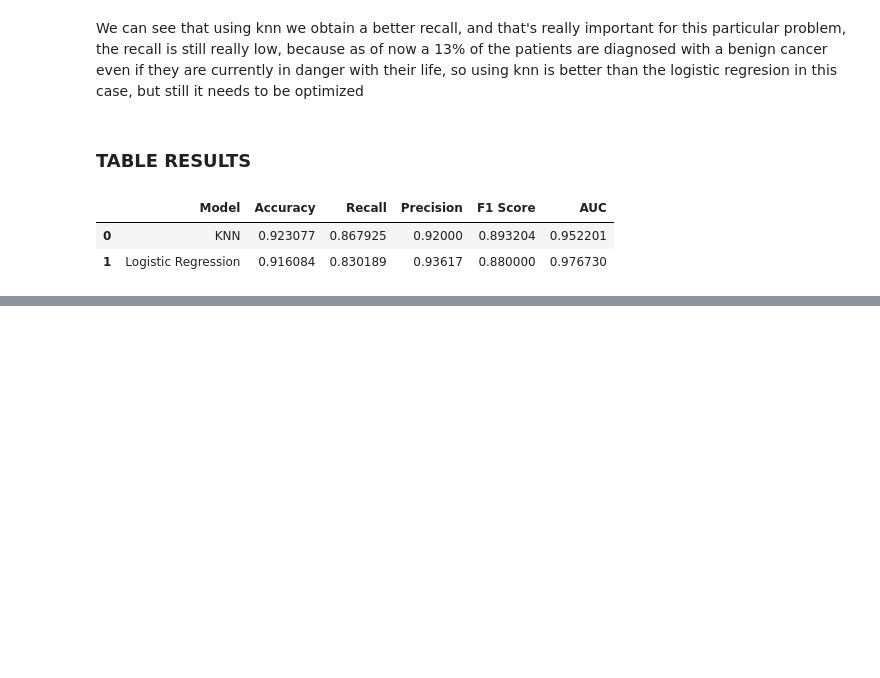
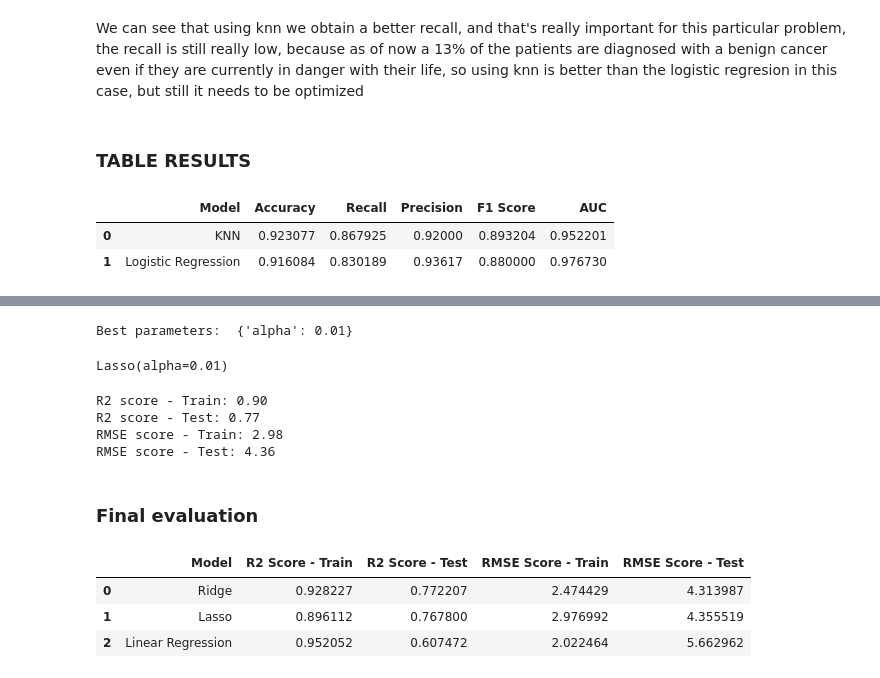
Before and after one commit to LeoBello00/jbook_ml202330, a Jupyter notebook: docs/notebooks.ipynb, the cells around one changed output, grey strips where cells are left out. Saved outputs shown, nothing was run; the diff lists cells and outputs as text; code cells hidden in the pictures; blank space fills up the shorter version.

```diff
--- a/docs/notebooks.ipynb
+++ b/docs/notebooks.ipynb
@@ -310,0 +446,14 @@ df_report
+# %%
+y_pred_train = Rg.predict(X_train)
+y_pred_test = Rg.predict(X_test)
+
+r2_train_rg = r2_score(y_train, y_pred_train)
+r2_test_rg = r2_score(y_test, y_pred_test)
+
+rmse_train_rg = mean_squared_error(y_train, y_pred_train, squared=False)
+rmse_test_rg = mean_squared_error(y_test, y_pred_test, squared=False)
+
+print("R2 score - Train: {:.2f}".format(r2_train_rg))
+print("R2 score - Test: {:.2f}".format(r2_test_rg))
+print("RMSE score - Train: {:.2f}".format(rmse_train_rg))
+print("RMSE score - Test: {:.2f}".format(rmse_test_rg))
@@ -310,0 +494,14 @@ df_report
+# %%
+y_pred_train = lasso.predict(X_train)
+y_pred_test = lasso.predict(X_test)
+
+r2_train_ls = r2_score(y_train, y_pred_train)
+r2_test_ls = r2_score(y_test, y_pred_test)
+
+rmse_train_ls = mean_squared_error(y_train, y_pred_train, squared=False)
+rmse_test_ls = mean_squared_error(y_test, y_pred_test, squared=False)
+
+print("R2 score - Train: {:.2f}".format(r2_train_ls))
+print("R2 score - Test: {:.2f}".format(r2_test_ls))
+print("RMSE score - Train: {:.2f}".format(rmse_train_ls))
+print("RMSE score - Test: {:.2f}".format(rmse_test_ls))
@@ -310,0 +525,52 @@ df_report
+# %%
+print("Best parameters: ", best_parametersLs)
+# %% [output]
+Best parameters:  {'alpha': 0.01}
+# %%
+Ls = Lasso(**best_parametersLs)
+Ls.fit(X_train, y_train)
+# %% [output]
+Lasso(alpha=0.01)
+# %%
+y_pred_train = Ls.predict(X_train)
+y_pred_test = Ls.predict(X_test)
+
+r2_train = r2_score(y_train, y_pred_train)
+r2_test = r2_score(y_test, y_pred_test)
+
+rmse_train = mean_squared_error(y_train, y_pred_train, squared=False)
+rmse_test = mean_squared_error(y_test, y_pred_test, squared=False)
+
+print("R2 score - Train: {:.2f}".format(r2_train))
+print("R2 score - Test: {:.2f}".format(r2_test))
+print("RMSE score - Train: {:.2f}".format(rmse_train))
+print("RMSE score - Test: {:.2f}".format(rmse_test))
+# %% [output]
+R2 score - Train: 0.90
+R2 score - Test: 0.77
+RMSE score - Train: 2.98
+RMSE score - Test: 4.36
+# %% [markdown]
+### Final evaluation
+# %%
+import pandas as pd
+
+# Create a dictionary with the results
+results = {
+    'Model': ['Ridge', 'Lasso', 'Linear Regression'],
+    'R2 Score - Train': [r2_train_rg, r2_train_ls, r2_train_reg],
+    'R2 Score - Test': [r2_test_rg, r2_test_ls, r2_test_reg],
+    'RMSE Score - Train': [rmse_train_rg, rmse_train_ls, rmse_train_reg],
+    'RMSE Score - Test': [rmse_test_rg, rmse_test_ls, rmse_test_reg]
+}
+
+# Create a DataFrame from the dictionary
+df_results = pd.DataFrame(results)
+
+# Display the DataFrame
+df_results
+# %% [output]
+|  | Model | R2 Score - Train | R2 Score - Test | RMSE Score - Train | RMSE Score - Test |
+| 0 | Ridge | 0.928227 | 0.772207 | 2.474429 | 4.313987 |
+| 1 | Lasso | 0.896112 | 0.767800 | 2.976992 | 4.355519 |
+| 2 | Linear Regression | 0.952052 | 0.607472 | 2.022464 | 5.662962 |
```
Also changed, not shown: parts of 29 cells of this notebook.
